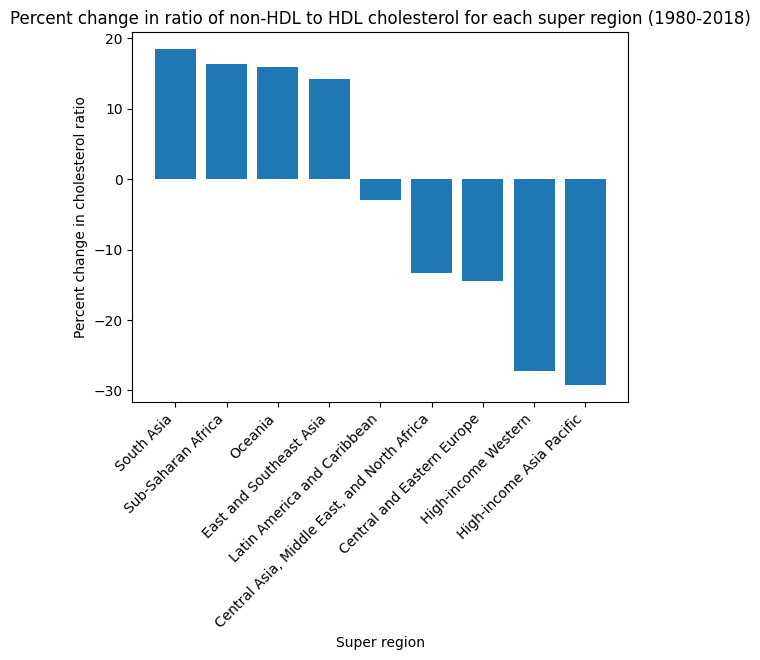
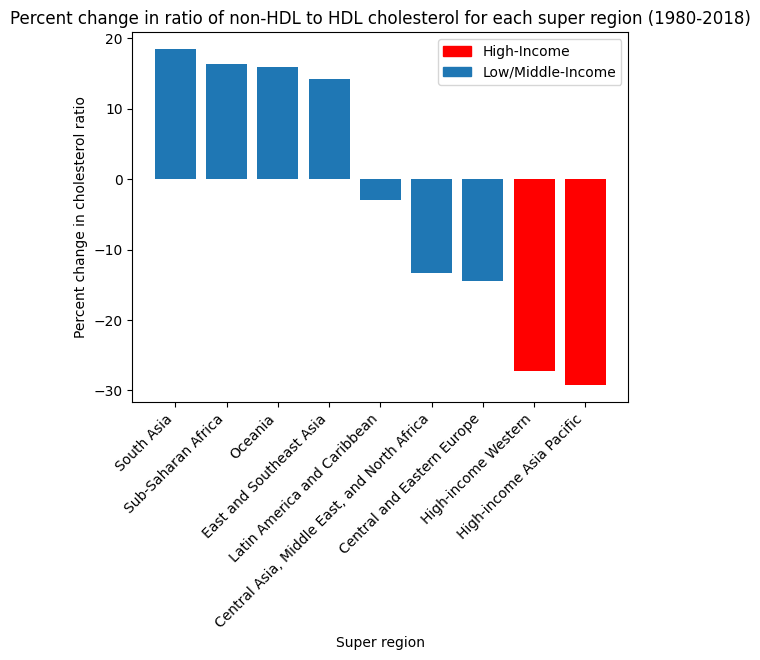
Code edit (unified diff) that turned the first committed figure into the second:
--- before
+++ after
@@ -1,6 +1,13 @@
 #graph for percentage change per region
 import matplotlib.pyplot as plt
+import matplotlib.patches as mpatches
 
-plt.bar(percentage_change_regional.index, percentage_change_regional.values)
+colors = ['red' if x in ['High-income Asia Pacific', 'High-income Western'] else '#1f77b4' for x in percentage_change_regional.index]
+
+plt.bar(percentage_change_regional.index, percentage_change_regional.values, color=colors)
+
+high_income = mpatches.Patch(color='red', label='High-Income')
+low_middle = mpatches.Patch(color='#1f77b4', label='Low/Middle-Income')
+plt.legend(handles=[high_income, low_middle])
 
 plt.xlabel('Super region')

Commit: Created using Colab